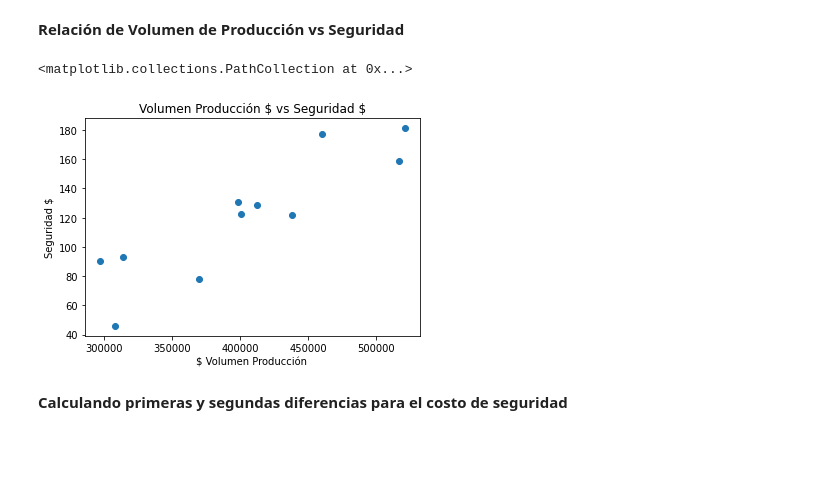
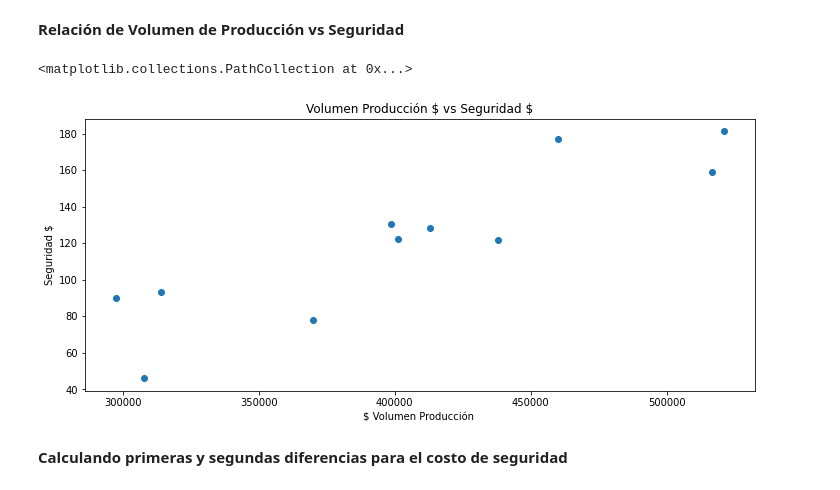
Before and after one commit to Lauram04/proyecto_final_f, a Jupyter notebook: Actividad_Final_Equipo.ipynb, the cells around one changed output. Saved outputs shown, nothing was run; the diff lists cells and outputs as text; code cells hidden in the pictures; blank space fills up the shorter version.

```diff
--- a/Actividad_Final_Equipo.ipynb
+++ b/Actividad_Final_Equipo.ipynb
@@ -136,13 +139,14 @@ costos
 # %% [markdown]
 **Relación de Volumen de Producción vs Seguridad**
 # %%
+plt.figure(figsize=(12,5))
 plt.title('Volumen Producción \$ vs Seguridad \$')
 plt.ylabel('Seguridad $')
 plt.xlabel('$ Volumen Producción ')
 plt.scatter(costos['Volumen Produccion $'], costos['Seguridad $'] )
 # %% [output]
 <matplotlib.collections.PathCollection at 0x...>
-[figure, old version]
+[figure, new version]
 # %% [markdown]
 **Calculando primeras y segundas diferencias para el costo de seguridad**
 # %% [markdown]
```
Also changed, not shown: parts of 22 cells of this notebook.
